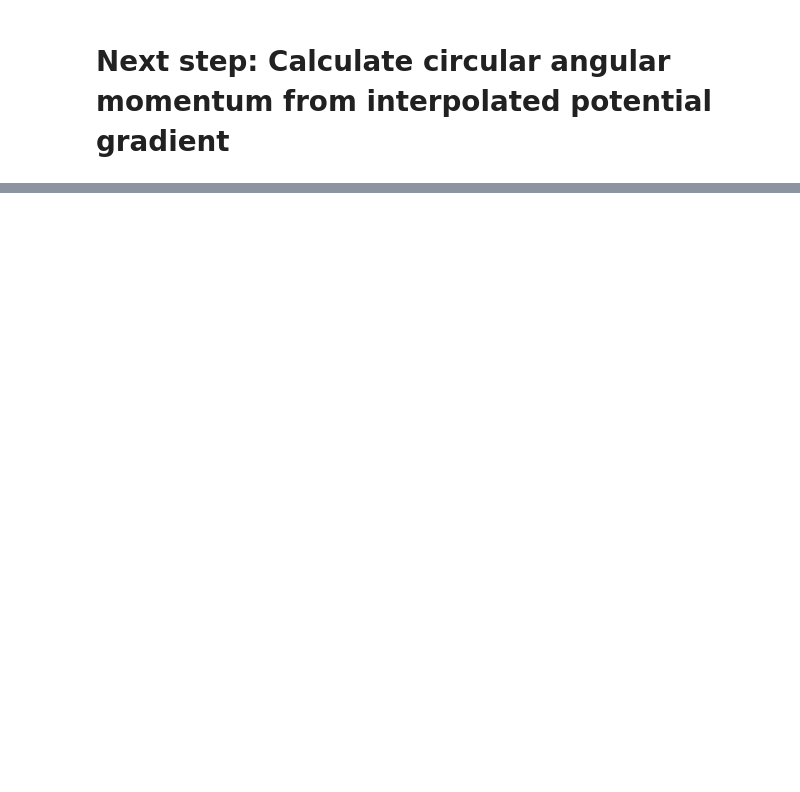
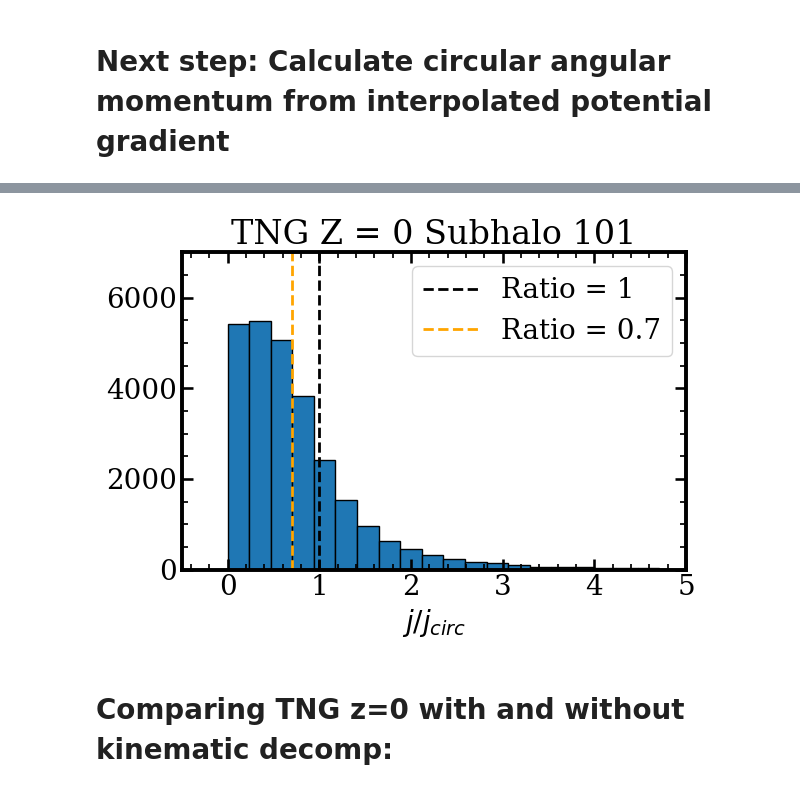
Before and after one commit to khojonat/Brahma_Analysis, a Jupyter notebook: Kinematic_Decomp.ipynb, the cells around one changed output, grey strips where cells are left out. Cells and saved outputs as stored; diff of their text form; code cells hidden in the pictures; blank space fills up the shorter version.

Commit message:
Continuing work on decomposition

```diff
--- a/Kinematic_Decomp.ipynb
+++ b/Kinematic_Decomp.ipynb
@@ -221,0 +159,15 @@ This halo is calculated to have a ~13% disk component. This feels too small...
+# %%
+plt.hist(ratio[~np.isnan(ratio)],bins=150,edgecolor='black')
+plt.vlines(1,0,7000,color = 'black',ls='--',lw=2,label = 'Ratio = 1')
+plt.vlines(0.7,0,7000,color = 'orange',ls='--',lw=2,label = 'Ratio = 0.7')
+plt.xlim(-0.5,5)
+plt.ylim(0,7000)
+plt.title('TNG Z = 0 Subhalo 101')
+plt.xlabel('$j/j_{circ}$')
+plt.legend()
+plt.tight_layout()
+plt.savefig('Plots/TNGz0_J_Jcirc_101.pdf')
+# %% [output]
+[figure, added]
+# %% [markdown]
+# Comparing TNG z=0 with and without kinematic decomp:
```
Also changed, not shown: parts of 58 cells of this notebook, 2 other files.
